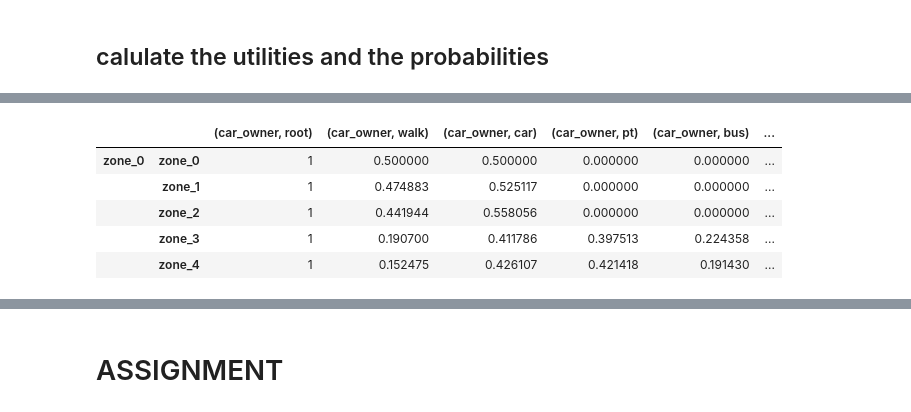
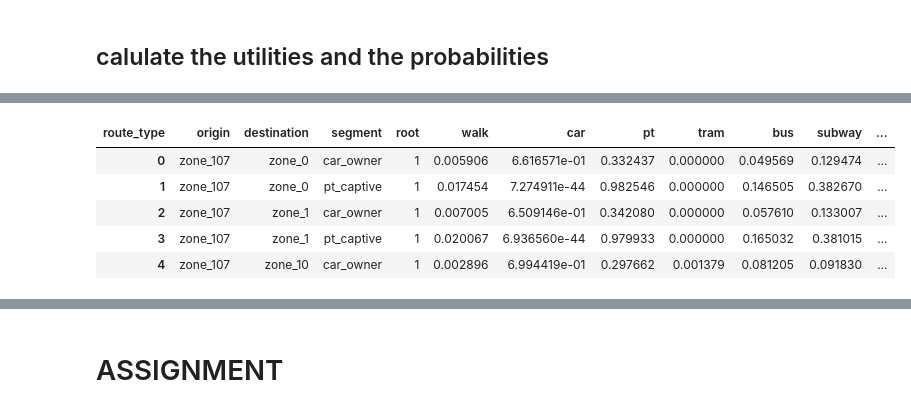
Before and after one commit to systragroup/quetzal_paris, a Jupyter notebook: notebooks/transport/B40_logit.ipynb, the cells around one changed output, grey strips where cells are left out. Drawn from its saved outputs; the diff is of its cells as text; code cells hidden in the pictures.

```diff
--- a/notebooks/transport/B40_logit.ipynb
+++ b/notebooks/transport/B40_logit.ipynb
@@ -98,6 +100,10 @@ sm.car_los['price'] = 0
 ## calculate utility
 # %%
 # builds 'time' in pt_los based on the paths
+sm.road_links['time'] = sm.road_links['length'] / 10 # m/s dummy time for analysis_car_time
+sm.analysis_car_length() # only usefull for summaries
+sm.analysis_car_time() # only usefull for summaries : re compute times
+sm.analysis_pt_length()
 sm.analysis_pt_time()
 
 # builds 'route_type' in pt_los based on 'route_types'
@@ -149,10 +130,10 @@ path probabilities walk 0.01 -> walk
 # %%
-sm.od_probabilities.head()
+sm.probabilities.head()
 # %% [output]
-|  |  | (car_owner, root) | (car_owner, walk) | (car_owner, car) | (car_owner, pt) | (car_owner, bus) | ... |
-| zone_0 | zone_0 | 1 | 0.500000 | 0.500000 | 0.000000 | 0.000000 | ... |
-|  | zone_1 | 1 | 0.474883 | 0.525117 | 0.000000 | 0.000000 | ... |
-|  | zone_2 | 1 | 0.441944 | 0.558056 | 0.000000 | 0.000000 | ... |
-|  | zone_3 | 1 | 0.190700 | 0.411786 | 0.397513 | 0.224358 | ... |
-|  | zone_4 | 1 | 0.152475 | 0.426107 | 0.421418 | 0.191430 | ... |
+| route_type | origin | destination | segment | root | walk | car | pt | tram | bus | subway | ... |
+| 0 | zone_107 | zone_0 | car_owner | 1 | 0.005906 | 6.616571e-01 | 0.332437 | 0.000000 | 0.049569 | 0.129474 | ... |
+| 1 | zone_107 | zone_0 | pt_captive | 1 | 0.017454 | 7.274911e-44 | 0.982546 | 0.000000 | 0.146505 | 0.382670 | ... |
+| 2 | zone_107 | zone_1 | car_owner | 1 | 0.007005 | 6.509146e-01 | 0.342080 | 0.000000 | 0.057610 | 0.133007 | ... |
+| 3 | zone_107 | zone_1 | pt_captive | 1 | 0.020067 | 6.936560e-44 | 0.979933 | 0.000000 | 0.165032 | 0.381015 | ... |
+| 4 | zone_107 | zone_10 | car_owner | 1 | 0.002896 | 6.994419e-01 | 0.297662 | 0.001379 | 0.081205 | 0.091830 | ... |
 # %%
```
Also changed, not shown: parts of 20 cells of this notebook, 36 other files.
